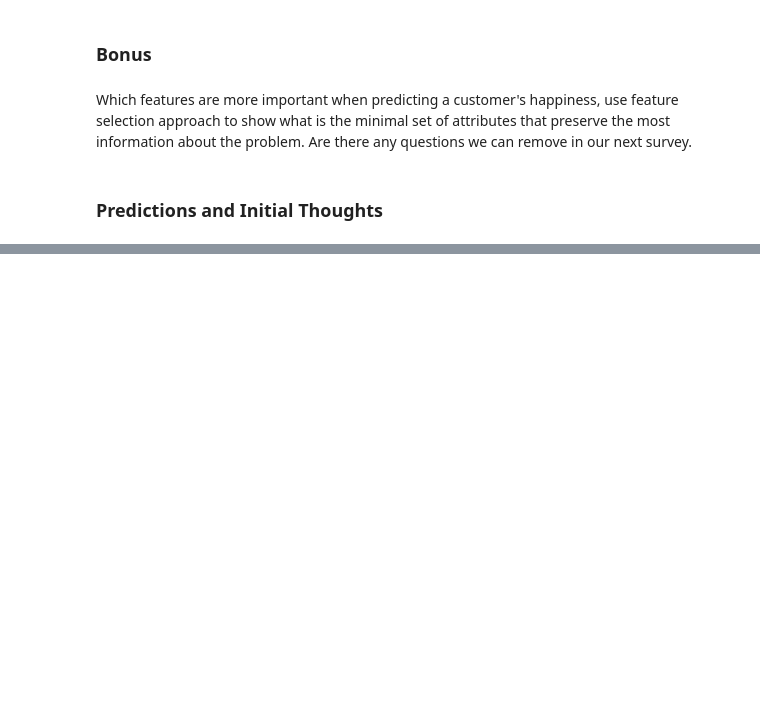
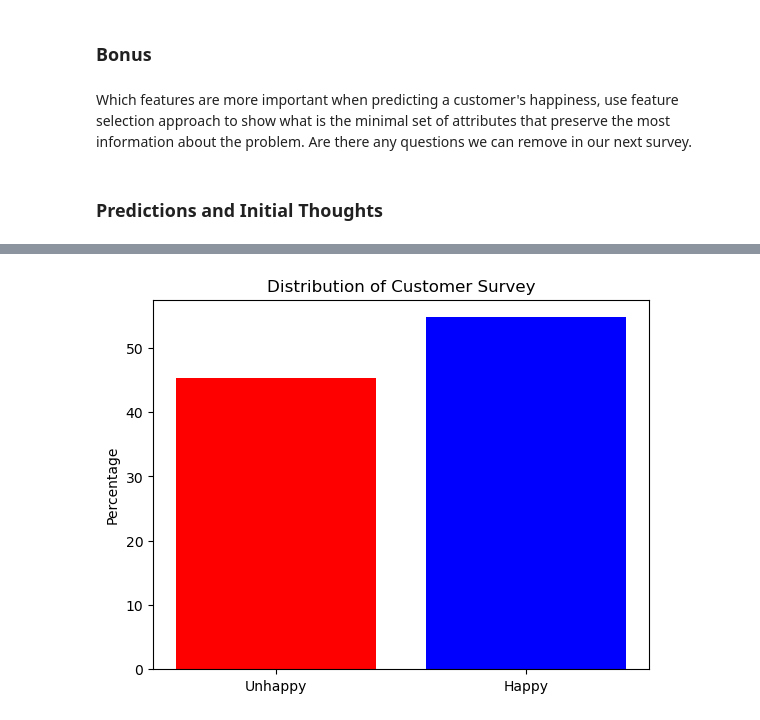
Before and after one commit to iuxo/Y6eK7tGtjEyy64mJ, a Jupyter notebook: src/notebook.ipynb, the cells around one changed output, grey strips where cells are left out. Drawn from its saved outputs; the diff is of its cells as text; code cells hidden in the pictures; blank space fills up the shorter version.

```diff
--- a/src/notebook.ipynb
+++ b/src/notebook.ipynb
@@ -27,2 +59,2 @@ import pandas as pd
 # %%
-customer = pd.read_csv("../data/Acme")
+customer = pd.read_csv("../data/ACME-HappinessSurvey2020.csv")
@@ -28,0 +70,14 @@ customer = pd.read_csv("../data/Acme")
+# %%
+unhappy = customer[customer.Y == 0].shape[0]
+happy = customer[customer.Y == 1].shape[0]
+
+unhappy_percent = unhappy/(unhappy + happy) * 100
+happy_percent = happy/(unhappy+happy) * 100
+plt.bar(x = ["Unhappy", "Happy"], height = [unhappy_percent, happy_percent], color = ["red", "blue"])
+plt.title("Distribution of Customer Survey")
+plt.ylabel('Percentage')
+plt.show()
+
+# more happy than non happy
+# %% [output]
+[figure, added]
```
Also changed, not shown: parts of 28 cells of this notebook.
